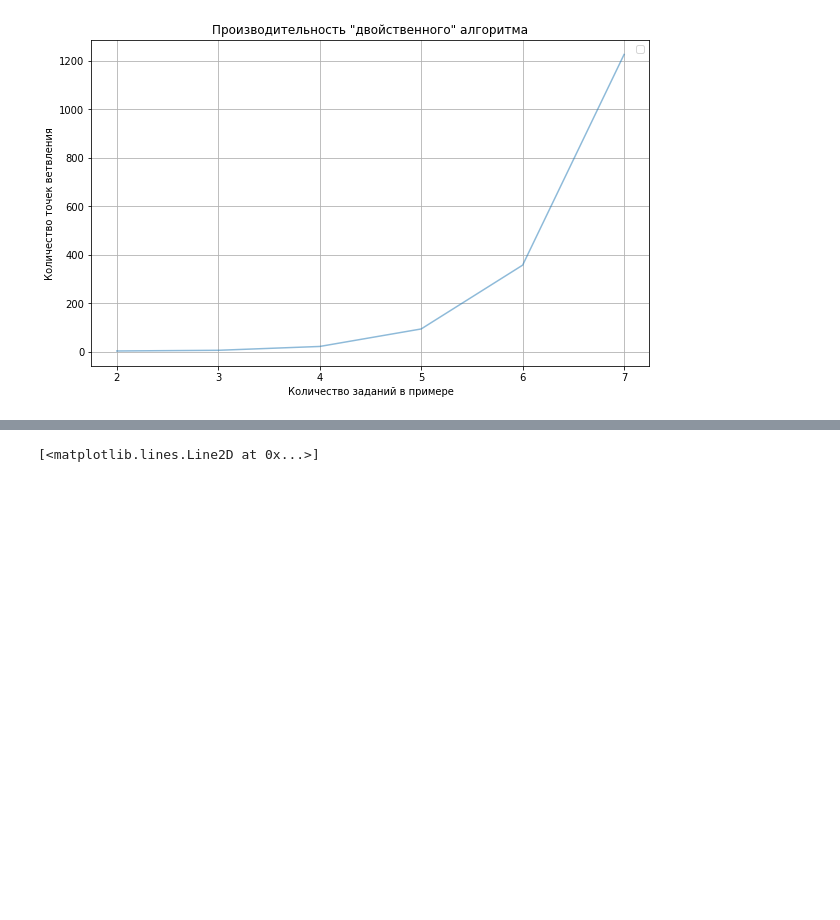
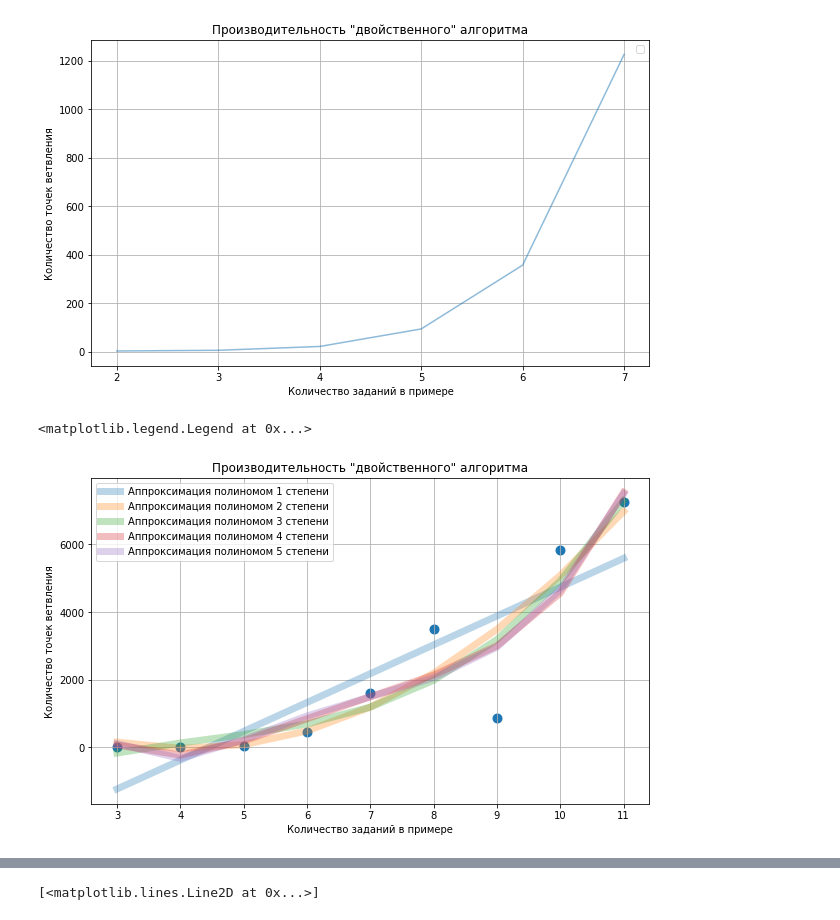
Before and after one commit to andtun/schedules, a Jupyter notebook: LMax.ipynb, the cells around one changed output, grey strips where cells are left out. Saved outputs shown, nothing was run; the diff lists cells and outputs as text; code cells hidden in the pictures; blank space fills up the shorter version.

```diff
--- a/LMax.ipynb
+++ b/LMax.ipynb
@@ -38,8 +38,8 @@ class Schedule:
         print(" r  |  p  |  d ")
         print(self.array)
 
-    def sort(self):
-        self.array = self.array[self.array[:,0].argsort()]
+    def sort(self, item=0):
+        self.array = self.array[self.array[:,item].argsort()]
 
     def remove(self, B):
         idx = []
@@ -241,15 +241,16 @@ print("\n", "-"*50, "\n Correct: %d%%\tIncorrect: %d%%" % (tc/(tc + fc)*100, fc/
 **Количество примеров каждой размерности:** 50
 # %%
 results = dict()
-for n in range(2, 21):
+for n in range(3, 21):
     results[n] = []
-    for i in range(10):
-        print('\r', i, end='')
+    while len(results[n]) != 3:
+        print('\r', len(results[n]), end='')
         t = random.randint(0, 1000)
         s = Schedule(n)
         result, count = main(s, t)
-        if count != -1:
+        if count > n + 1:
             results[n].append(count)
     print(" --", n, "tasks")
-json.dump(results, open('results3.json', 'w'))
+
+    json.dump(results, open('results5.json', 'w'))
 # %% [output]
@@ -307,3 +302,25 @@ ax.legend()
 No handles with labels found to put in legend.
 <matplotlib.legend.Legend at 0x...>
 [figure]
+# %%
+x = []
+y = []
+yf = []
+for k in results.keys():
+    if True:
+        y.append(np.mean(results[k]))
+        x.append(k)
+        yf.append(np.math.factorial(k))
+
+fig = plt.figure(figsize=(10, 6))
+ax = fig.add_subplot(111, title='Производительность "двойственного" алгоритма')
+ax.grid()
+ax.scatter(x, y, linewidth=4)
+ax.set_xlabel("Количество заданий в примере")
+ax.set_ylabel("Количество точек ветвления")
+for i in range(5):
+    ax.plot(x, z[i](x), label='Аппроксимация полиномом %s степени' % (i+1), linewidth=7, alpha=0.3)
+ax.legend()
+# %% [output]
+<matplotlib.legend.Legend at 0x...>
+[figure, added]
```
Also changed, not shown: parts of 5 cells of this notebook, 1 other file.
